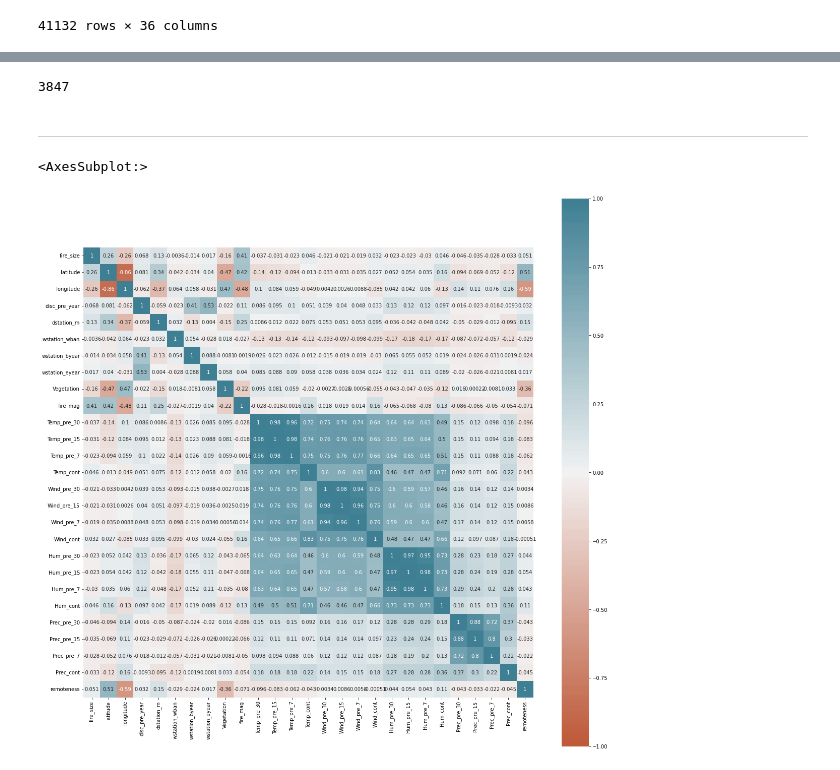
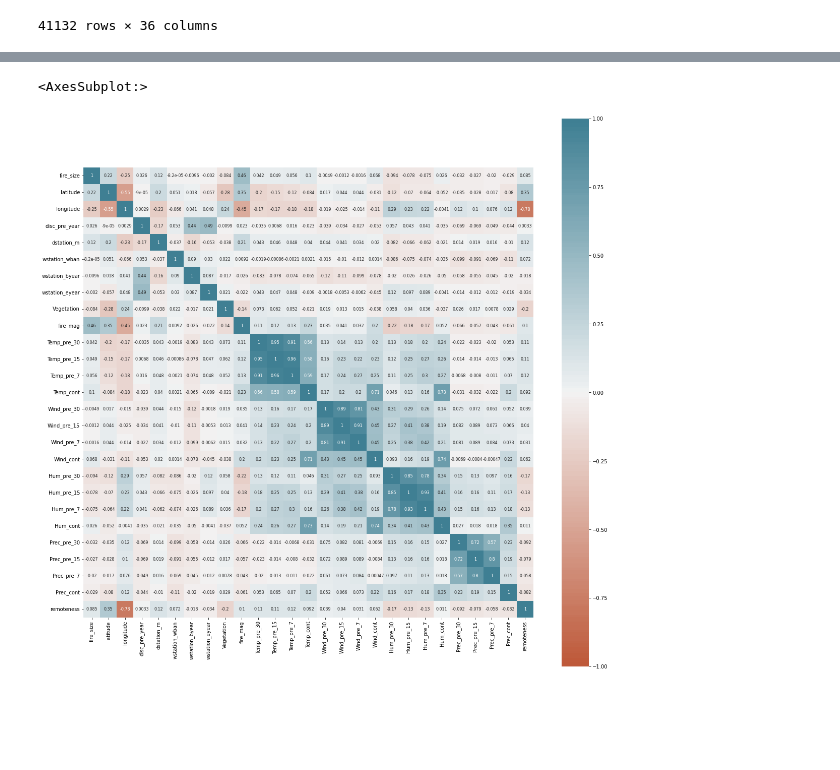
Before and after one commit to ConnorCallahan01/CSCI183FinalProject, a Jupyter notebook: FinalProject.ipynb, the cells around one changed output, grey strips where cells are left out. Drawn from its saved outputs; the diff is of its cells as text; code cells hidden in the pictures; blank space fills up the shorter version.

```diff
--- a/FinalProject.ipynb
+++ b/FinalProject.ipynb
@@ -216,29 +166,23 @@ ca_causes
-# %%
-len(ca_rows)
-# %% [output]
-3847
-# %% [markdown]
-__________________________________________________________________________________________________
 # %%
 #Look at correlations on all of the fires
 
 import numpy as np
 import matplotlib.pyplot as plt
 import seaborn as sns
 
-californiaFire = lightning_df.corr()
+californiaFire = fire_df.corr()
 #visualize the data to see where the correlations exist
 plt.subplots(figsize=(20,20))
 sns.heatmap(
     californiaFire,
     vmin=-1, vmax=1, center=0,
     cmap=sns.diverging_palette(22, 220, n=150),
-    annot=True, annot_kws={'size': 10},
+    annot=True, annot_kws={'size': 8},
     square=True
 )
 # %% [output]
 <AxesSubplot:>
-[figure, old version]
+[figure, new version]
 # %%
 #Print the unique correlation. For example, wind 10 days before is highly correlated with wind 5 days before. Don't look at this correlation.
 temp_array = {}
```
Also changed, not shown: parts of 10 cells of this notebook.
